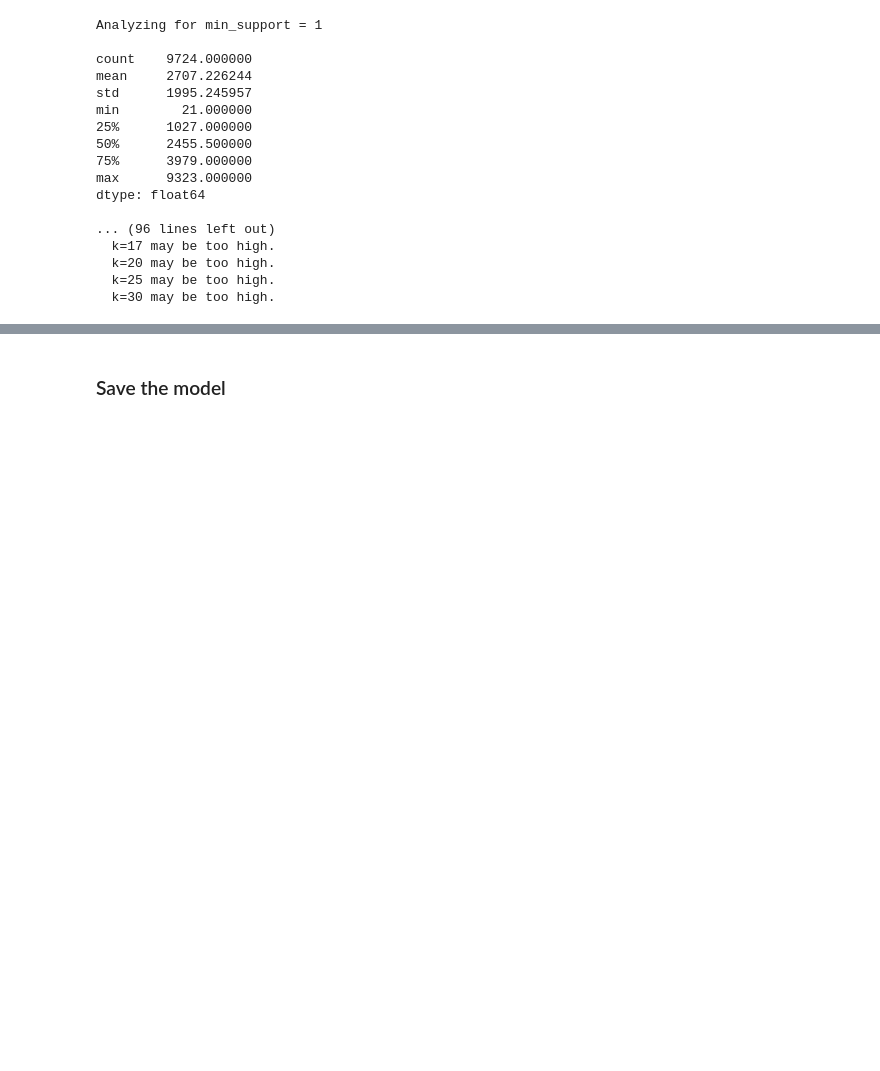
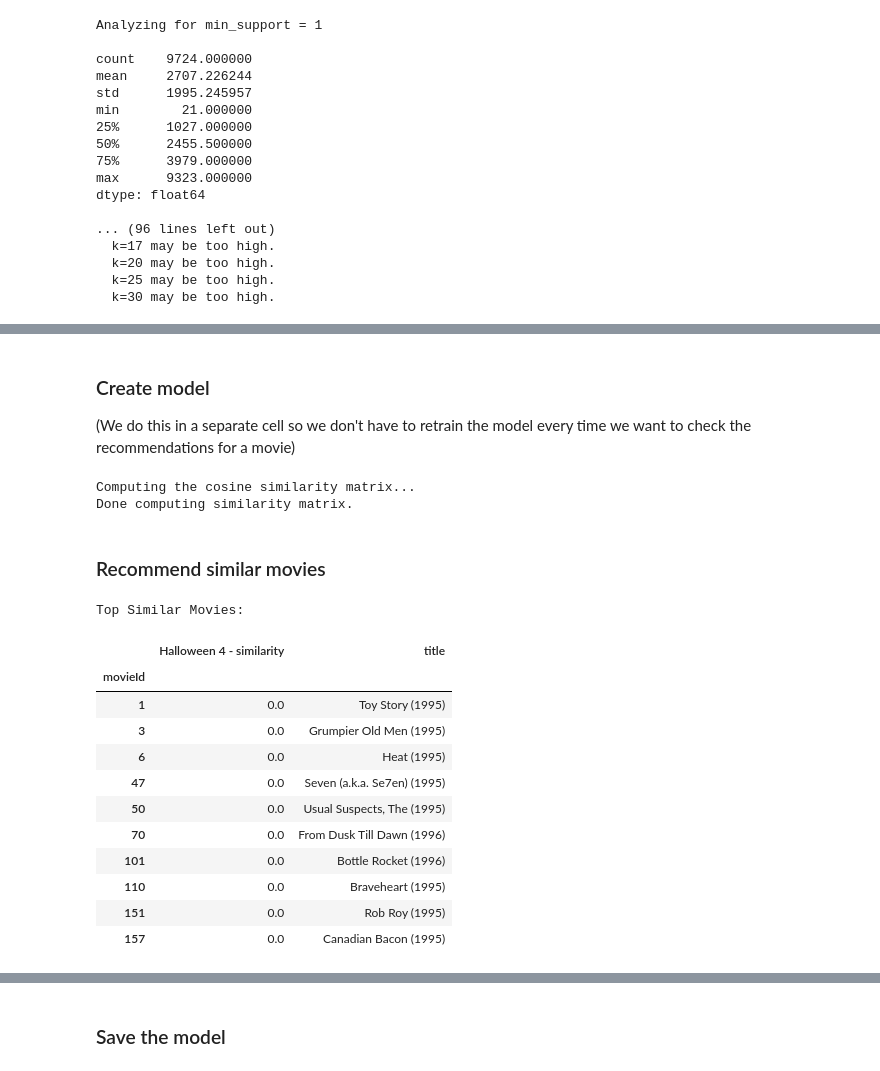
Before and after one commit to Donal-Flanagan/flix_recommender, a Jupyter notebook: notebooks/item_based_recommenders/cosine_similarity_Surprise_lib.ipynb, the cells around one changed output, grey strips where cells are left out. Saved outputs shown, nothing was run; the diff lists cells and outputs as text; code cells hidden in the pictures; blank space fills up the shorter version.

```diff
--- a/notebooks/item_based_recommenders/cosine_similarity_Surprise_lib.ipynb
+++ b/notebooks/item_based_recommenders/cosine_similarity_Surprise_lib.ipynb
@@ -220,7 +252,7 @@ ratings_data = Dataset.load_from_df(ratings_df[['userId', 'movieId', 'rating']],
 
 # Define parameter grid
 param_grid = {
-    'k': [3, 5, 7, 10, 12, 15],  # Number of neighbors used for predictions
+    'k': [5,  10, 15],  # Number of neighbors used for predictions
     'sim_options': {
         'name': ['cosine', 'pearson'],  # Similarity metrics
         'user_based': [False],  # Item-based filtering
@@ -232,15 +264,12 @@ param_grid = {
 grid_search = GridSearchCV(
     KNNBasic,  # k-Nearest Neighbours algorithm
     param_grid,
-    measures=['rmse', 'mae'],  # Performance metrics
+    measures=['rmse', 'mae', 'mse', 'fcp'],  # Performance metrics
     cv=5  # num folds used for cross-validation
 )
 grid_search.fit(ratings_data)
 
-# Print the best RMSE and parameters
-print('\n')
-print("Best RMSE score:", grid_search.best_score['rmse'])
-print("Best parameters:", grid_search.best_params['rmse'])
+print("Model parameter optimization completed.")
 # %% [output]
 Computing the cosine similarity matrix...
 Done computing similarity matrix.
@@ -419,0 +472,53 @@ top_ten
+# %% [markdown]
+### Create model
+
+(We do this in a separate cell so we don't have to retrain the model every time we want to check the recommendations for a movie)
+# %%
+# Try the best params for each performance metric
+# performance_metric = 'rmse'
+# performance_metric = 'mse'
+# performance_metric = 'mae'
+performance_metric = 'fcp'
+
+best_params = grid_search_2.best_params[performance_metric]
+algo_2 = create_model(best_params, ratings_data)
+# %% [output]
+Computing the cosine similarity matrix...
+Done computing similarity matrix.
+# %% [markdown]
+### Recommend similar movies
+# %%
+'''unpopular movies'''
+movie_title = 'Halloween 4'
+# movie_title = 'Mortdecai'
+# movie_title = 'Bo Burnham: Make Happy'
+# movie_title = 'Wake Up, Ron Burgundy'
+
+'''popular movies'''
+# movie_title = 'Godfather, The'
+# movie_title = 'shawshank'
+# movie_title = 'fight club'
+
+
+'''  '''
+n = 10
+movie_id = get_movie_id_from_title(movie_title, movies_df)
+similar_movies_df = get_top_N_similar_movies(movie_id, n, movies_df, algo_2)
+top_ten = add_movie_titles_to_recommendations(similar_movies_df, movies_df, movie_id, movie_title)
+
+print("Top Similar Movies:")
+top_ten
+# %% [output]
+Top Similar Movies:
+|  | Halloween 4 - similarity | title |
+| movieId |  |  |
+| 1 | 0.0 | Toy Story (1995) |
+| 3 | 0.0 | Grumpier Old Men (1995) |
+| 6 | 0.0 | Heat (1995) |
+| 47 | 0.0 | Seven (a.k.a. Se7en) (1995) |
+| 50 | 0.0 | Usual Suspects, The (1995) |
+| 70 | 0.0 | From Dusk Till Dawn (1996) |
+| 101 | 0.0 | Bottle Rocket (1996) |
+| 110 | 0.0 | Braveheart (1995) |
+| 151 | 0.0 | Rob Roy (1995) |
+| 157 | 0.0 | Canadian Bacon (1995) |
```
Also changed, not shown: parts of 38 cells of this notebook.
